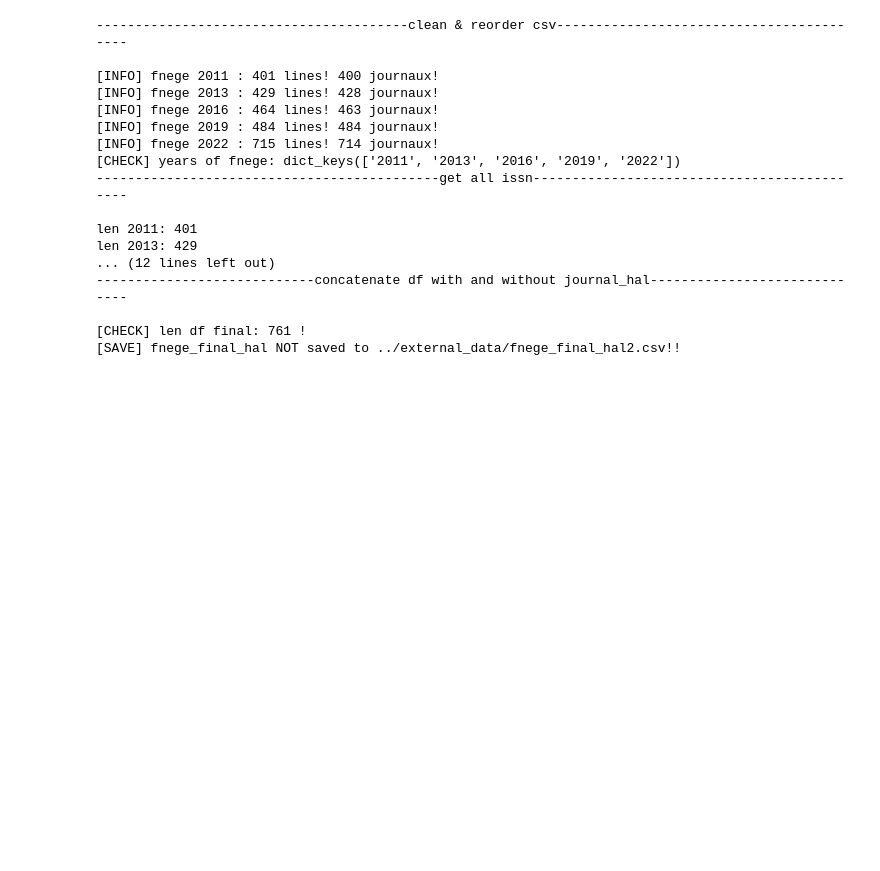
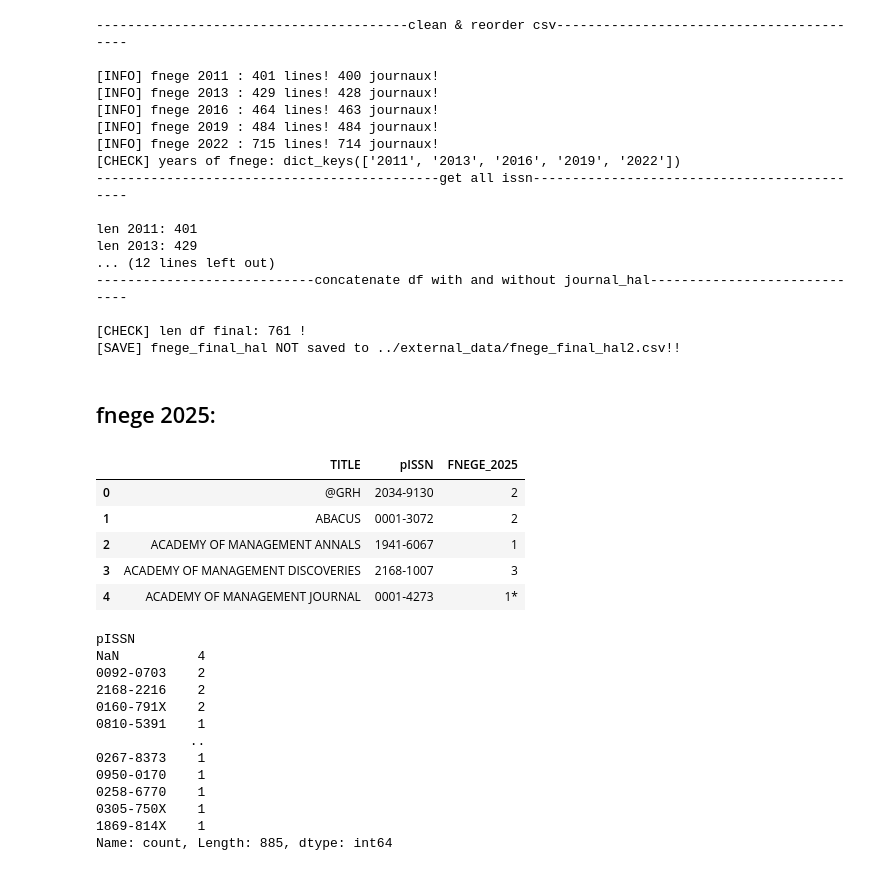
Before and after one commit to yeliu-dh/hal_insight, a Jupyter notebook: notebooks/test_fnege.ipynb, the cells around one changed output. Saved outputs shown, nothing was run; the diff lists cells and outputs as text; code cells hidden in the pictures; blank space fills up the shorter version.

```diff
--- a/notebooks/test_fnege.ipynb
+++ b/notebooks/test_fnege.ipynb
@@ -604,3 +604,5 @@ len 2013: 429
 
 [CHECK] len df final: 761 !
 [SAVE] fnege_final_hal NOT saved to ../external_data/fnege_final_hal2.csv!!
+# %% [markdown]
+## fnege 2025:
@@ -606,0 +611,27 @@ len 2013: 429
+# %%
+df=pd.read_csv("../external_data/fnege_data/fnege_tables/fnege_2025.csv")
+df_simple=df[["TITLE","pISSN","FNEGE_2025"]]
+display(df_simple.head())
+# print(len(set(df_simple.TITLE)))
+# print(len(set(df_simple.pISSN)))
+print(df_simple.pISSN.value_counts(dropna=False))
+# %% [output]
+|  | TITLE | pISSN | FNEGE_2025 |
+| 0 | @GRH | 2034-9130 | 2 |
+| 1 | ABACUS | 0001-3072 | 2 |
+| 2 | ACADEMY OF MANAGEMENT ANNALS | 1941-6067 | 1 |
+| 3 | ACADEMY OF MANAGEMENT DISCOVERIES | 2168-1007 | 3 |
+| 4 | ACADEMY OF MANAGEMENT JOURNAL | 0001-4273 | 1* |
+pISSN
+NaN          4
+0092-0703    2
+2168-2216    2
+0160-791X    2
+0810-5391    1
+            ..
+0267-8373    1
+0950-0170    1
+0258-6770    1
+0305-750X    1
+1869-814X    1
+Name: count, Length: 885, dtype: int64
```
Also changed, not shown: parts of 5 cells of this notebook.
